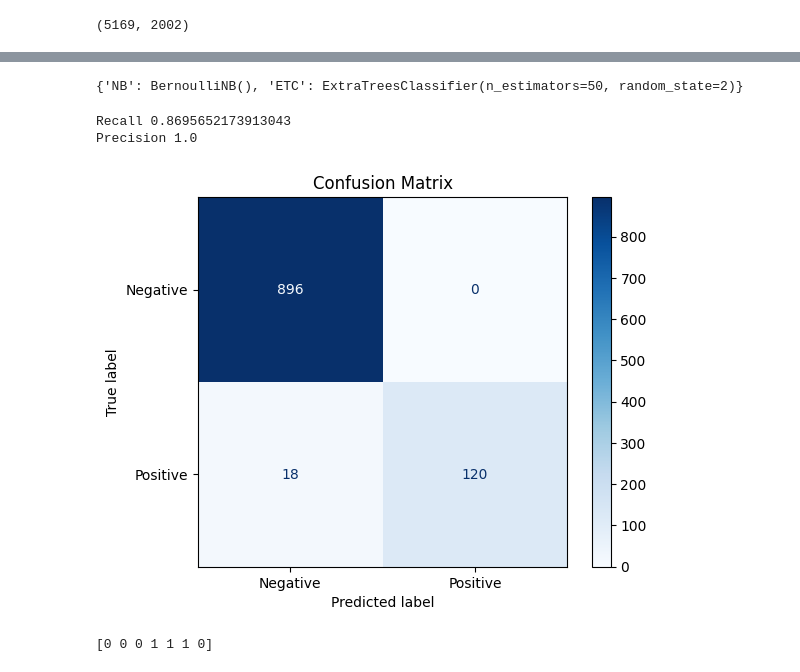
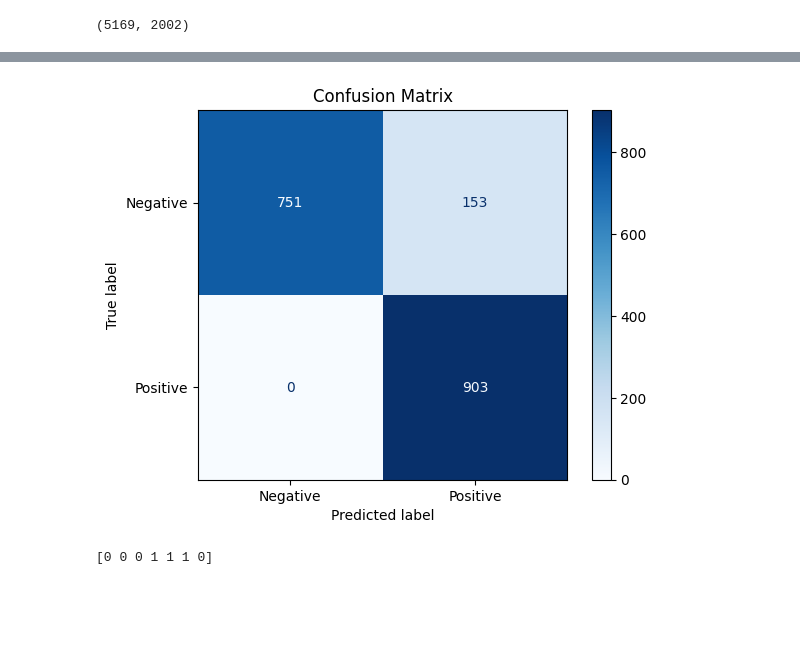
Before and after one commit to RachidJedata/Spam-Detector, a Jupyter notebook: spam-detector.ipynb, the cells around one changed output, grey strips where cells are left out. Cells and saved outputs as stored; diff of their text form; code cells hidden in the pictures; blank space fills up the shorter version.

Commit message:
adding smote

```diff
--- a/spam-detector.ipynb
+++ b/spam-detector.ipynb
@@ -246,3 +249,6 @@ X_final.shape
 (5169, 2002)
 # %%
 y = df['label'].values
+# %%
+smote = SMOTE(sampling_strategy='minority',random_state=42)
+X_sm, y_sm = smote.fit_resample(X_final, y)
@@ -249,15 +261,16 @@ y = df['label'].values
 # %%
 scaler = MinMaxScaler()
-X = scaler.fit_transform(X_final.toarray())
+X = scaler.fit_transform(X_sm.toarray())
 # %%
-X_train,X_test,y_train,y_test = train_test_split(X_final,y,test_size=0.2,random_state=2)
+X_train,X_test,y_train,y_test = train_test_split(X,y_sm,test_size=0.2,random_state=42, stratify=y_sm)
 # %%
 gnb = GaussianNB()
 bnb = BernoulliNB()
 # %%
-gnb.fit(X_train.toarray(),y_train)
-y_pred1 = gnb.predict(X_test.toarray())
+gnb.fit(X_train,y_train)
+y_pred1 = gnb.predict(X_test)
 print(recall_score(y_test,y_pred1))
 print(confusion_matrix(y_test,y_pred1))
+print(accuracy_score(y_test,y_pred1))
 print(precision_score(y_test,y_pred1))
 # %% [output]
@@ -343,50 +361,22 @@ performance_df
-# %%
-successful_algorithms = performance_df[performance_df['Recall'] > 0.83]['Algorithm'].tolist()
-
-selected_clfs = {
-    name: clfs[name]
-    for name in successful_algorithms
-}
-
-print(selected_clfs)
-# %% [output]
-{'NB': BernoulliNB(), 'ETC': ExtraTreesClassifier(n_estimators=50, random_state=2)}
-# %%
-
-list_of_estimators = list(selected_clfs.items())
-
-voting = VotingClassifier(
-    estimators=list_of_estimators,
-    voting='soft'
-)
-
-voting.fit(X_train,y_train)
-
-
-y_pred = voting.predict(X_test)
-print("Recall",recall_score(y_test,y_pred))
-print("Precision",precision_score(y_test,y_pred))
-# %% [output]
-Recall 0.8695652173913043
-Precision 1.0
 # %%
+y_pred = gnb.predict(X_test)
 cm = confusion_matrix(y_test, y_pred)
 # Initialize the display using the calculated matrix
 disp = ConfusionMatrixDisplay(
     confusion_matrix=cm,
     # Pass the labels for the axes (e.g., ['Class 0', 'Class 1'])
     # Replace with your actual class names or labels
     display_labels=['Negative', 'Positive']
 )
 
 # Plot the matrix
 disp.plot(cmap=plt.cm.Blues) # 'plt.cm.Blues' provides a nice color scheme
 
 # Add a title and show the plot
 plt.title('Confusion Matrix')
 plt.show()
 # %% [output]
-[figure, old version]
+[figure, new version]
 # %%
 def preprocess_for_predict(new_messages, tfidf_vectorizer, scaler):
     """
```
Also changed, not shown: parts of 19 cells of this notebook, 1 other file.
